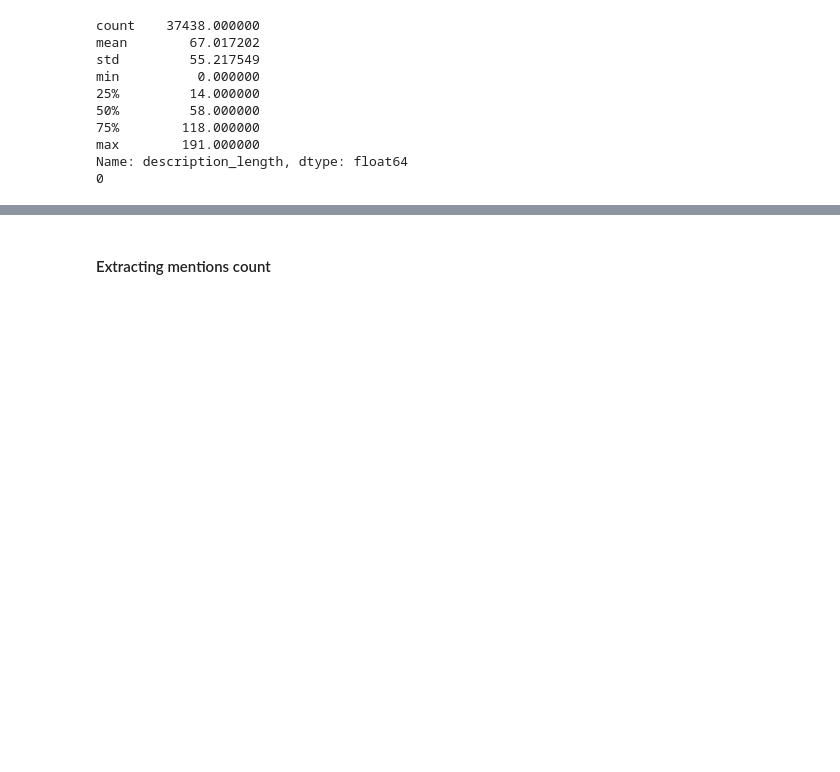
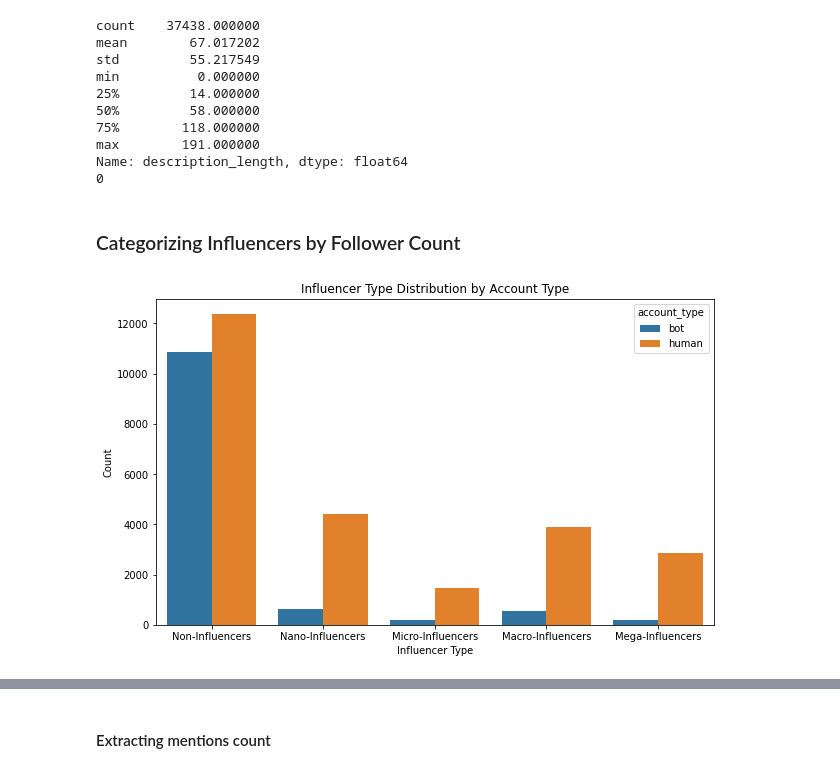
Before and after one commit to wennwei/bt4222, a Jupyter notebook: 3_preprocessing.ipynb, the cells around one changed output, grey strips where cells are left out. Cells and saved outputs as stored; diff of their text form; code cells hidden in the pictures; blank space fills up the shorter version.

```diff
--- a/3_preprocessing.ipynb
+++ b/3_preprocessing.ipynb
@@ -204,11 +234,11 @@ Name: count, dtype: int64
 # %% [markdown]
 This has to be processed after train test split.
 # %%
-humans_mean = df[df['account_type'] == 'human']['average_tweets_per_day'].mean()
-humans_std = df[df['account_type'] == 'human']['average_tweets_per_day'].std()
+# humans_mean = df[df['account_type'] == 'human']['average_tweets_per_day'].mean()
+# humans_std = df[df['account_type'] == 'human']['average_tweets_per_day'].std()
 
-df['deviation_from_humans'] = df['average_tweets_per_day'].apply(
-    lambda x: (x - humans_mean) / humans_std
-)
+# df['deviation_from_humans'] = df['average_tweets_per_day'].apply(
+#     lambda x: (x - humans_mean) / humans_std
+# )
 
-df['deviation_from_humans'].describe()
+# df['deviation_from_humans'].describe()
@@ -239,3 +259,27 @@ min          0.000000
 max        191.000000
 Name: description_length, dtype: float64
 0
+# %% [markdown]
+### Categorizing Influencers by Follower Count
+# %%
+bins = [0, 1000, 10000, 40000, 1000000, float('inf')]
+labels = ['Non-Influencers','Nano-Influencers', 'Micro-Influencers', 'Macro-Influencers', 'Mega-Influencers']
+
+# Create the `influencer_type` column based on the bins and labels
+df['influencer_type'] = pd.cut(df['followers_count'], bins=bins, labels=labels, right=False)
+
+# Set plot size
+plt.figure(figsize=(10, 6))
+
+# Create a count plot to show influencer type distribution by account type
+sns.countplot(data=df, x='influencer_type', hue='account_type')
+
+# Add title and labels
+plt.title('Influencer Type Distribution by Account Type')
+plt.xlabel('Influencer Type')
+plt.ylabel('Count')
+
+# Show plot
+plt.show()
+# %% [output]
+[figure, added]
```
Also changed, not shown: parts of 25 cells of this notebook, 1 other file.
